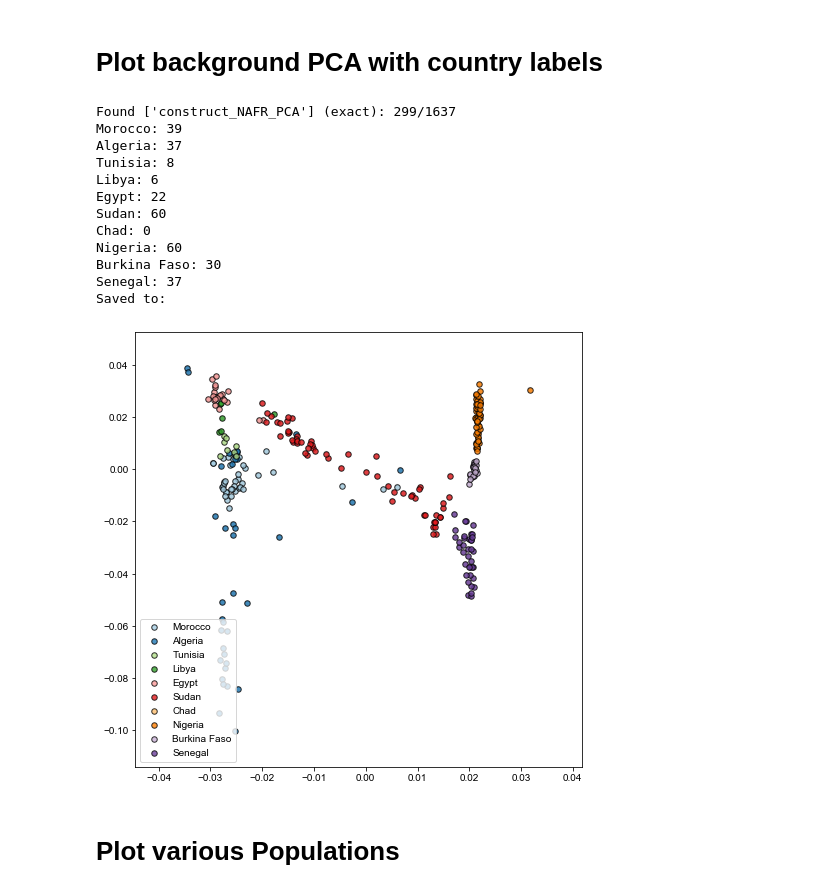
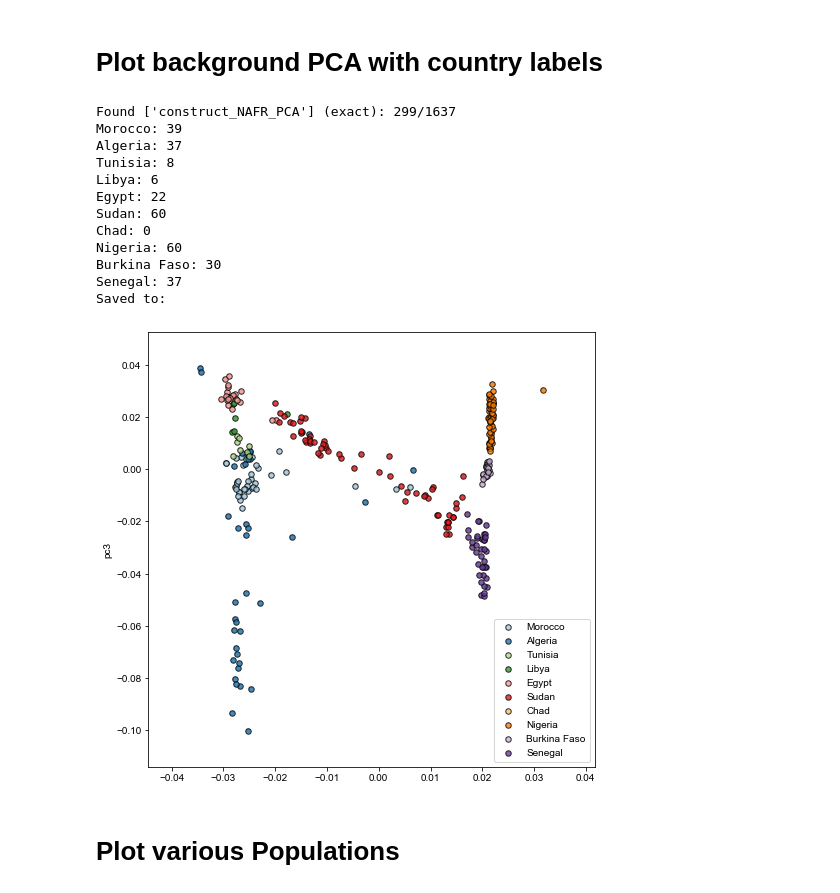
Before and after one commit to hringbauer/punic_aDNA, a Jupyter notebook: notebooks/pca/plot_pca_nafr.ipynb, the cells around one changed output. Cells and saved outputs as stored; diff of their text form; code cells hidden in the pictures.

```diff
--- a/notebooks/pca/plot_pca_nafr.ipynb
+++ b/notebooks/pca/plot_pca_nafr.ipynb
@@ -207,35 +207,38 @@ df_ho = get_sub_pops_exact(df, pop_list=["construct_NAFR_PCA"])
 
 ############################################
 
 plt.figure(figsize=(8,8))
 ax = plt.gca()
 plot_pca_ho(ax, df_ho, c="lightgray", text=False, pcs=pcs)
 
 for i, c in enumerate(countries):
     df_t = df_ho[df_ho["country"]==c]
     print(f"{c}: {len(df_t)}")
     plot_pca_ho(ax, df_t, c=colors[i], legend=c,
                 text=False, ec="k", alpha=0.8, pcs=pcs)
-ax.legend(loc="lower left")
+ax.legend(loc="lower right")
 save_pca_fig(savepath="")
 
 #ax.set_xlim([-0.04, -0.02])
 #ax.set_ylim([-0.02, 0.04])
+ax.set_ylabel(pcs[0])
+ax.set_ylabel(pcs[1])
+
 plt.show()
 # %% [output]
 Found ['construct_NAFR_PCA'] (exact): 299/1637
 Morocco: 39
 Algeria: 37
 Tunisia: 8
 Libya: 6
 Egypt: 22
 Sudan: 60
 Chad: 0
 Nigeria: 60
 Burkina Faso: 30
 Senegal: 37
 Saved to:
-[figure, old version]
+[figure, new version]
 # %%
 df_ho.sort_values(by="pc1", ascending=False)[:50]
 # %%
```
Also changed, not shown: parts of 2 cells of this notebook.
